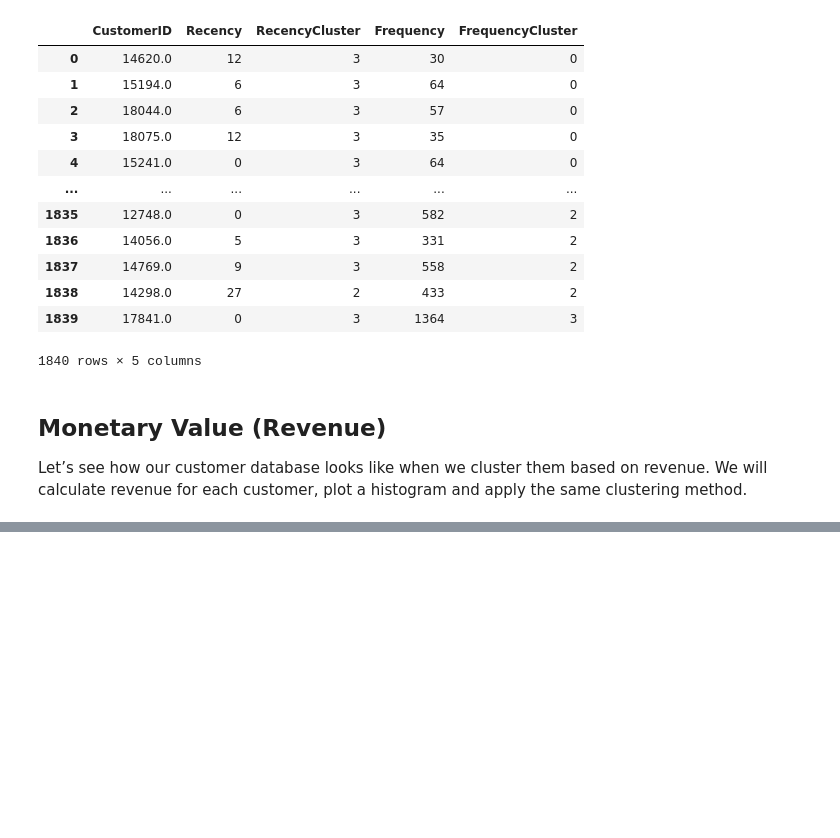
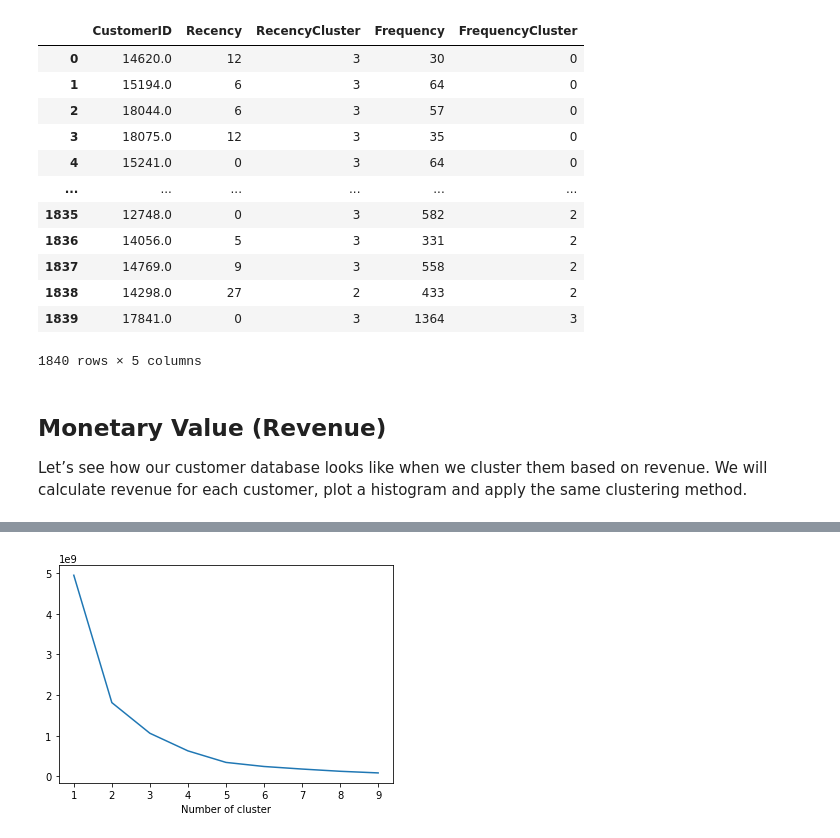
Before and after one commit to basel-ay/Customer-Lifetime-Value-Prediction, a Jupyter notebook: CLV Prediction.ipynb, the cells around one changed output, grey strips where cells are left out. Saved outputs shown, nothing was run; the diff lists cells and outputs as text; code cells hidden in the pictures; blank space fills up the shorter version.

```diff
--- a/CLV Prediction.ipynb
+++ b/CLV Prediction.ipynb
@@ -347,3 +347,7 @@ tx_user
 ## Monetary Value (Revenue)
 
 Let’s see how our customer database looks like when we cluster them based on revenue. We will calculate revenue for each customer, plot a histogram and apply the same clustering method.
+# %%
+tx_3m['Revenue'] = tx_3m['UnitPrice'] * tx_3m['Quantity']
+# %%
+tx_revenue = tx_3m.groupby('CustomerID').Revenue.sum().reset_index()
@@ -349,0 +363,2 @@ Let’s see how our customer database looks like when we cluster them based on r
+# %%
+tx_user = pd.merge(tx_user, tx_revenue, on='CustomerID')
@@ -349,0 +391,16 @@ Let’s see how our customer database looks like when we cluster them based on r
+# %%
+import warnings
+warnings.filterwarnings("ignore")
+
+sse={}
+tx_revenue = tx_user[['Revenue']]
+for k in range(1, 10):
+    kmeans = KMeans(n_clusters=k, max_iter=1000).fit(tx_revenue)
+    tx_revenue["clusters"] = kmeans.labels_
+    sse[k] = kmeans.inertia_
+plt.figure()
+plt.plot(list(sse.keys()), list(sse.values()))
+plt.xlabel("Number of cluster")
+plt.show()
+# %% [output]
+[figure, added]
```
Also changed, not shown: parts of 9 cells of this notebook.
